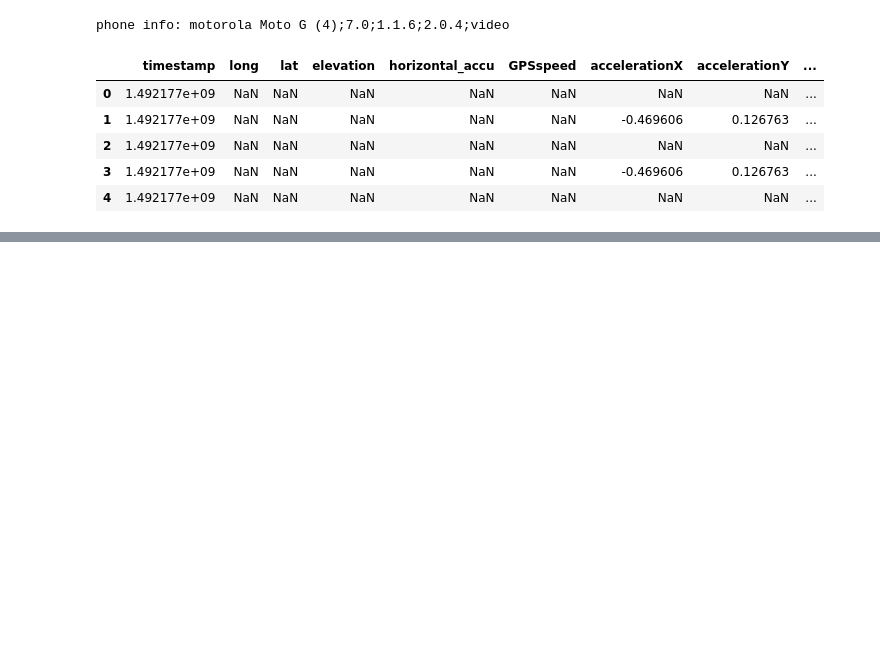
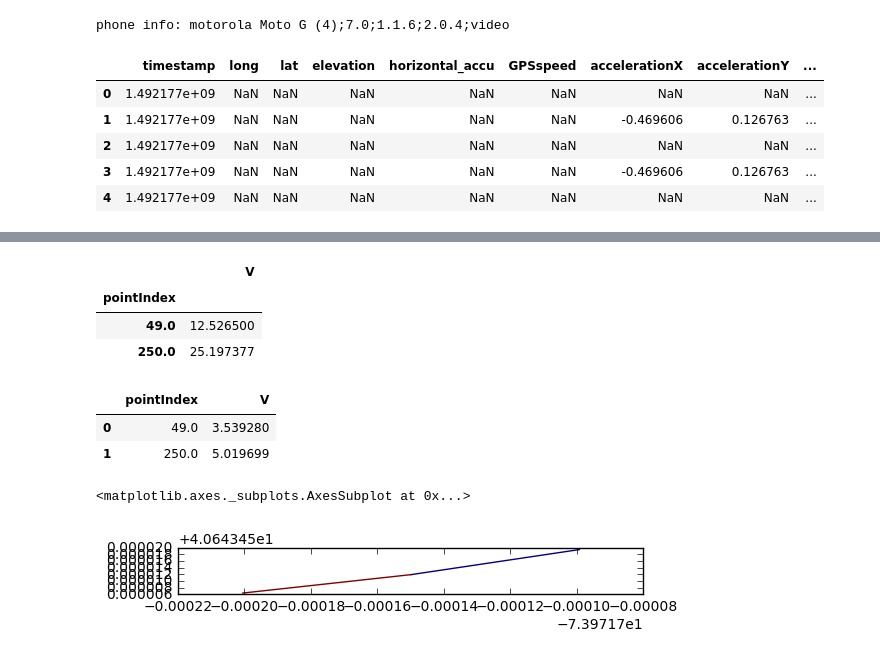
Before and after one commit to alephcero/OSCstats, a Jupyter notebook: loadOSCdata.ipynb, the cells around one changed output, grey strips where cells are left out. Drawn from its saved outputs; the diff is of its cells as text; code cells hidden in the pictures; blank space fills up the shorter version.

Commit message:
WORKING version from phone file to geopandas daataframe with data cliped

```diff
--- a/loadOSCdata.ipynb
+++ b/loadOSCdata.ipynb
@@ -142,0 +191,4 @@ LineString([punto1,punto2]).wkt
+# %%
+dataClip['V'] = (dataClip.accelerationX-dataClip.accelerationXShift) ** 2 + \
+    (dataClip.accelerationY-dataClip.accelerationYShift) ** 2 + \
+    (dataClip.accelerationZ-dataClip.accelerationZShift) ** 2
@@ -142,0 +204,24 @@ LineString([punto1,punto2]).wkt
+# %%
+vectorInformation = dataClip.loc[:,['pointIndex','V']].groupby(by=['pointIndex']).sum()
+vectorInformation
+# %% [output]
+|  | V |
+| pointIndex |  |
+| 49.0 | 12.526500 |
+| 250.0 | 25.197377 |
+# %%
+vectorInformation.reset_index(inplace=True)
+#apply the square root to the sum
+vectorInformation.V = vectorInformation.V.map(lambda x: np.sqrt(x))
+vectorInformation
+# %% [output]
+|  | pointIndex | V |
+| 0 | 49.0 | 3.539280 |
+| 1 | 250.0 | 5.019699 |
+# %%
+gpsDataPoints = gpsDataPoints.merge(vectorInformation)
+# %%
+gpsDataPoints.plot(column='V')
+# %% [output]
+<matplotlib.axes._subplots.AxesSubplot at 0x...>
+[figure, added]
```
Also changed, not shown: parts of 23 cells of this notebook.
